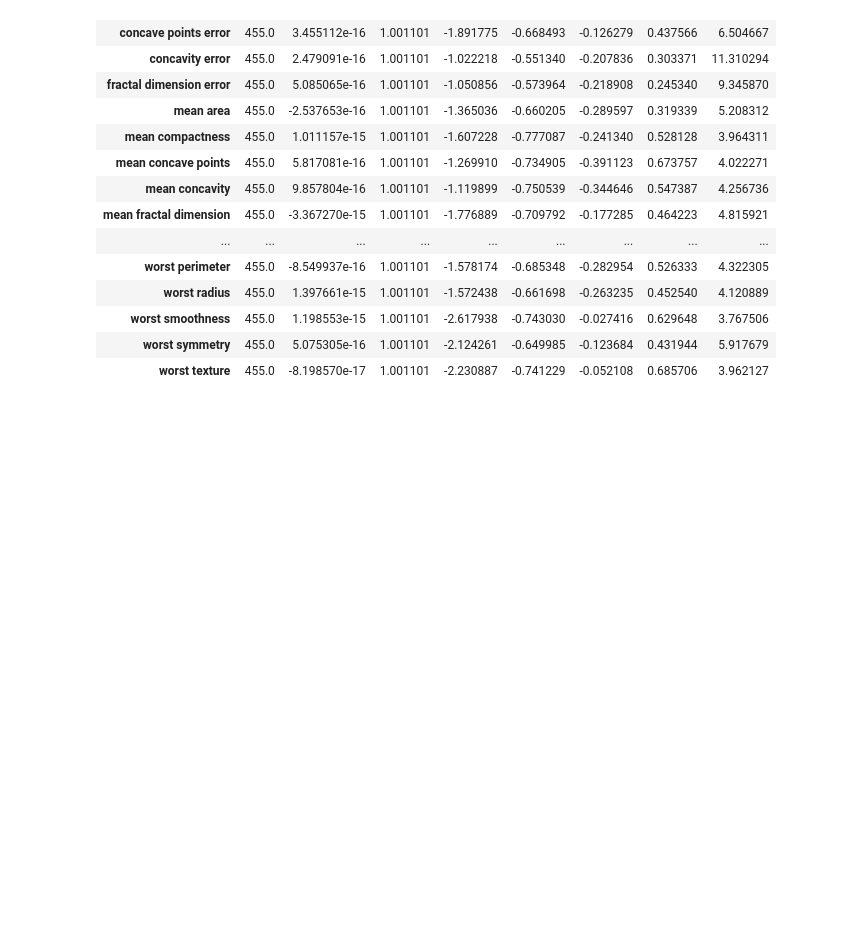
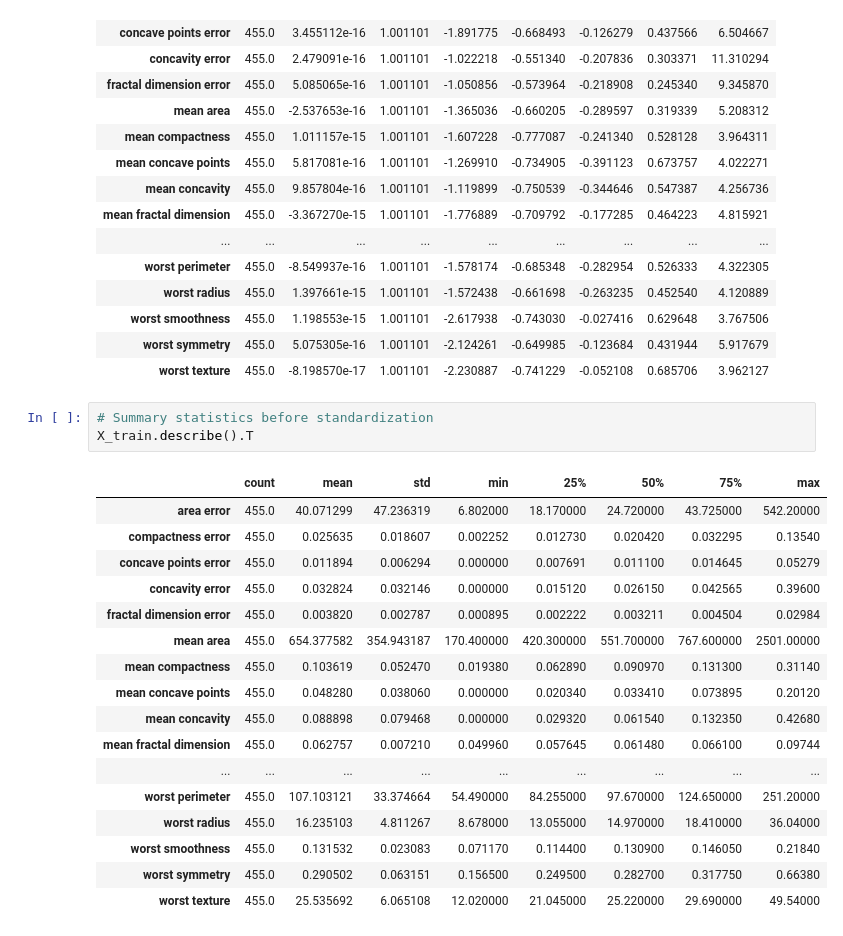
Before and after one commit to marceloaires7/EBAC-Exercicios, a Jupyter notebook: Exercício_Cientista_de_dados_Módulo37/Exercício 2/teste.ipynb, the cells around one changed output. Drawn from its saved outputs; the diff is of its cells as text; blank space fills up the shorter version.

```diff
--- a/Exercício_Cientista_de_dados_Módulo37/Exercício 2/teste.ipynb
+++ b/Exercício_Cientista_de_dados_Módulo37/Exercício 2/teste.ipynb
@@ -108,3 +108,24 @@ X_train_transformed.describe().T
 | worst smoothness | 455.0 | 1.198553e-15 | 1.001101 | -2.617938 | -0.743030 | -0.027416 | 0.629648 | 3.767506 |
 | worst symmetry | 455.0 | 5.075305e-16 | 1.001101 | -2.124261 | -0.649985 | -0.123684 | 0.431944 | 5.917679 |
 | worst texture | 455.0 | -8.198570e-17 | 1.001101 | -2.230887 | -0.741229 | -0.052108 | 0.685706 | 3.962127 |
+# %%
+# Summary statistics before standardization
+X_train.describe().T
+# %% [output]
+|  | count | mean | std | min | 25% | 50% | 75% | max |
+| area error | 455.0 | 40.071299 | 47.236319 | 6.802000 | 18.170000 | 24.720000 | 43.725000 | 542.20000 |
+| compactness error | 455.0 | 0.025635 | 0.018607 | 0.002252 | 0.012730 | 0.020420 | 0.032295 | 0.13540 |
+| concave points error | 455.0 | 0.011894 | 0.006294 | 0.000000 | 0.007691 | 0.011100 | 0.014645 | 0.05279 |
+| concavity error | 455.0 | 0.032824 | 0.032146 | 0.000000 | 0.015120 | 0.026150 | 0.042565 | 0.39600 |
+| fractal dimension error | 455.0 | 0.003820 | 0.002787 | 0.000895 | 0.002222 | 0.003211 | 0.004504 | 0.02984 |
+| mean area | 455.0 | 654.377582 | 354.943187 | 170.400000 | 420.300000 | 551.700000 | 767.600000 | 2501.00000 |
+| mean compactness | 455.0 | 0.103619 | 0.052470 | 0.019380 | 0.062890 | 0.090970 | 0.131300 | 0.31140 |
+| mean concave points | 455.0 | 0.048280 | 0.038060 | 0.000000 | 0.020340 | 0.033410 | 0.073895 | 0.20120 |
+| mean concavity | 455.0 | 0.088898 | 0.079468 | 0.000000 | 0.029320 | 0.061540 | 0.132350 | 0.42680 |
+| mean fractal dimension | 455.0 | 0.062757 | 0.007210 | 0.049960 | 0.057645 | 0.061480 | 0.066100 | 0.09744 |
+| ... | ... | ... | ... | ... | ... | ... | ... | ... |
+| worst perimeter | 455.0 | 107.103121 | 33.374664 | 54.490000 | 84.255000 | 97.670000 | 124.650000 | 251.20000 |
+| worst radius | 455.0 | 16.235103 | 4.811267 | 8.678000 | 13.055000 | 14.970000 | 18.410000 | 36.04000 |
+| worst smoothness | 455.0 | 0.131532 | 0.023083 | 0.071170 | 0.114400 | 0.130900 | 0.146050 | 0.21840 |
+| worst symmetry | 455.0 | 0.290502 | 0.063151 | 0.156500 | 0.249500 | 0.282700 | 0.317750 | 0.66380 |
+| worst texture | 455.0 | 25.535692 | 6.065108 | 12.020000 | 21.045000 | 25.220000 | 29.690000 | 49.54000 |
```
Also changed, not shown: parts of 12 cells of this notebook.
